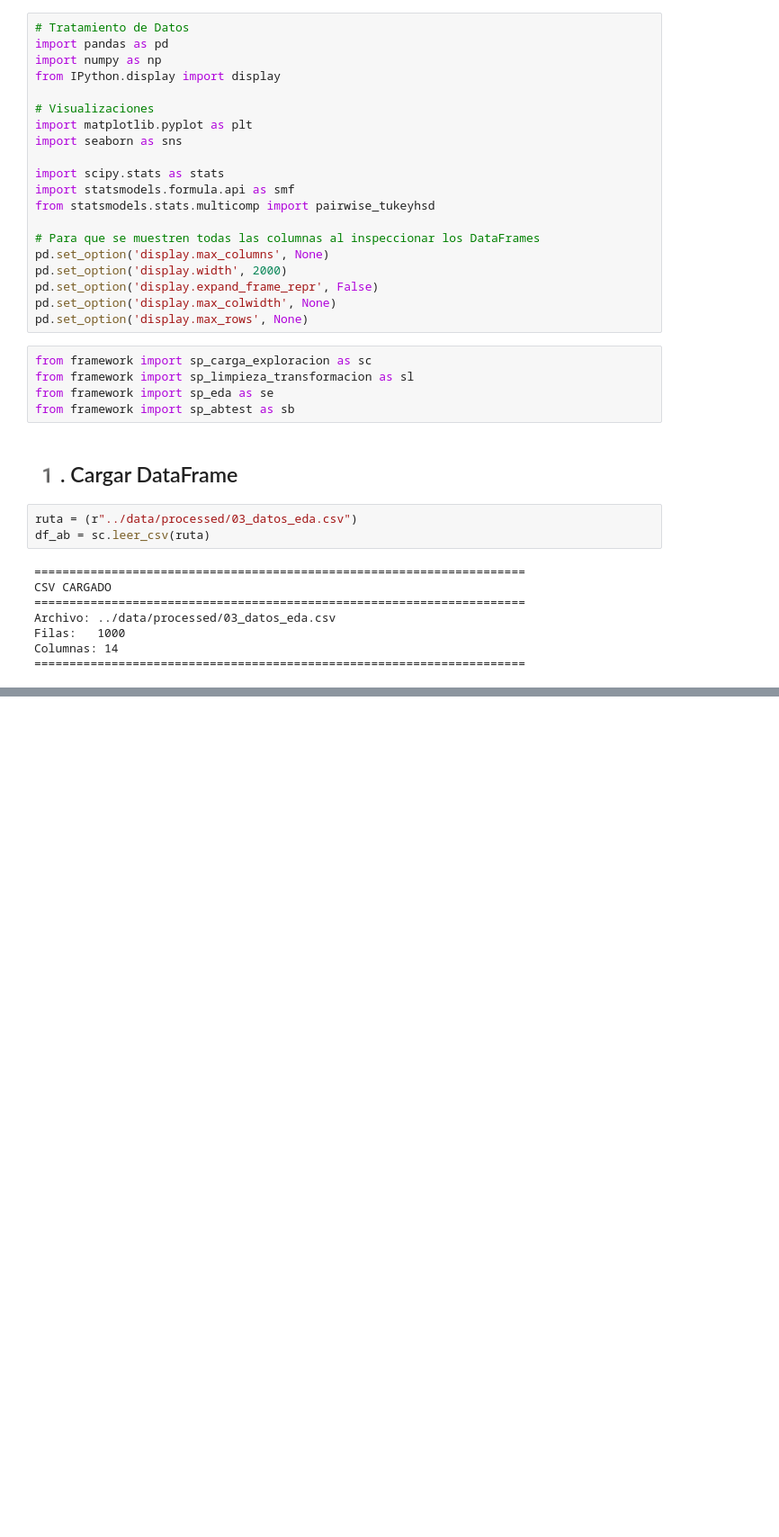
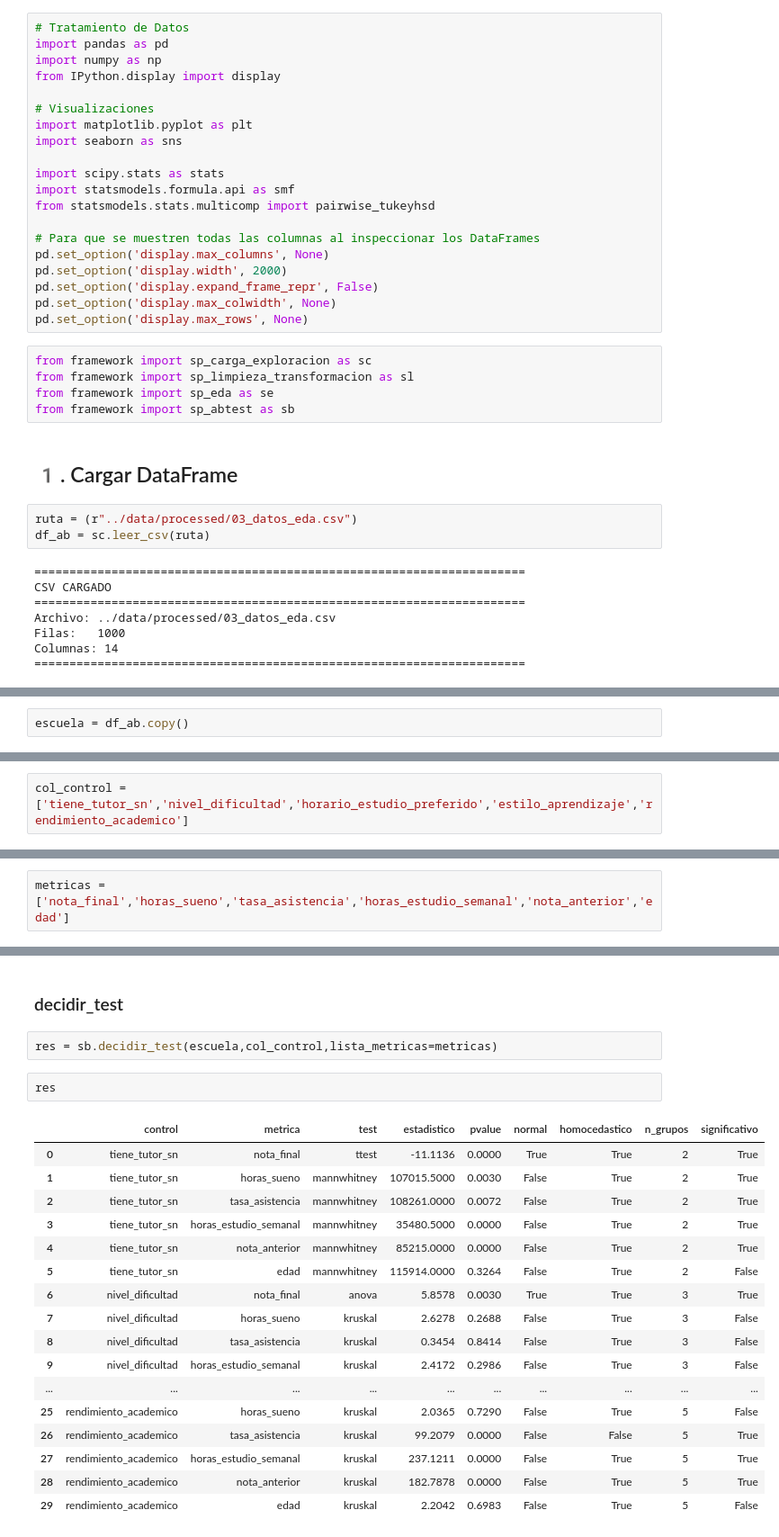
Before and after one commit to FM-Luque/5.DataProyect_Machine_Learning, a Jupyter notebook: notebooks/04_abtest.ipynb, the cells around one changed output, grey strips where cells are left out. Shown at 90% size. Cells and saved outputs as stored; diff of their text form; blank space fills up the shorter version.

```diff
--- a/notebooks/04_abtest.ipynb
+++ b/notebooks/04_abtest.ipynb
@@ -47,0 +48,2 @@ Columnas: 14
+# %%
+escuela = df_ab.copy()
@@ -47,0 +79,2 @@ Columnas: 14
+# %%
+col_control = ['tiene_tutor_sn','nivel_dificultad','horario_estudio_preferido','estilo_aprendizaje','rendimiento_academico']
@@ -47,0 +91,2 @@ Columnas: 14
+# %%
+metricas = ['nota_final','horas_sueno','tasa_asistencia','horas_estudio_semanal','nota_anterior','edad']
@@ -47,0 +447,24 @@ Columnas: 14
+# %% [markdown]
+### decidir_test
+# %%
+res = sb.decidir_test(escuela,col_control,lista_metricas=metricas)
+# %%
+res
+# %% [output]
+|  | control | metrica | test | estadistico | pvalue | normal | homocedastico | n_grupos | significativo |
+| 0 | tiene_tutor_sn | nota_final | ttest | -11.1136 | 0.0000 | True | True | 2 | True |
+| 1 | tiene_tutor_sn | horas_sueno | mannwhitney | 107015.5000 | 0.0030 | False | True | 2 | True |
+| 2 | tiene_tutor_sn | tasa_asistencia | mannwhitney | 108261.0000 | 0.0072 | False | True | 2 | True |
+| 3 | tiene_tutor_sn | horas_estudio_semanal | mannwhitney | 35480.5000 | 0.0000 | False | True | 2 | True |
+| 4 | tiene_tutor_sn | nota_anterior | mannwhitney | 85215.0000 | 0.0000 | False | True | 2 | True |
+| 5 | tiene_tutor_sn | edad | mannwhitney | 115914.0000 | 0.3264 | False | True | 2 | False |
+| 6 | nivel_dificultad | nota_final | anova | 5.8578 | 0.0030 | True | True | 3 | True |
+| 7 | nivel_dificultad | horas_sueno | kruskal | 2.6278 | 0.2688 | False | True | 3 | False |
+| 8 | nivel_dificultad | tasa_asistencia | kruskal | 0.3454 | 0.8414 | False | True | 3 | False |
+| 9 | nivel_dificultad | horas_estudio_semanal | kruskal | 2.4172 | 0.2986 | False | True | 3 | False |
+| ... | ... | ... | ... | ... | ... | ... | ... | ... | ... |
+| 25 | rendimiento_academico | horas_sueno | kruskal | 2.0365 | 0.7290 | False | True | 5 | False |
+| 26 | rendimiento_academico | tasa_asistencia | kruskal | 99.2079 | 0.0000 | False | False | 5 | True |
+| 27 | rendimiento_academico | horas_estudio_semanal | kruskal | 237.1211 | 0.0000 | False | True | 5 | True |
+| 28 | rendimiento_academico | nota_anterior | kruskal | 182.7878 | 0.0000 | False | True | 5 | True |
+| 29 | rendimiento_academico | edad | kruskal | 2.2042 | 0.6983 | False | True | 5 | False |
```
Also changed, not shown: parts of 57 cells of this notebook, 5 other files.
